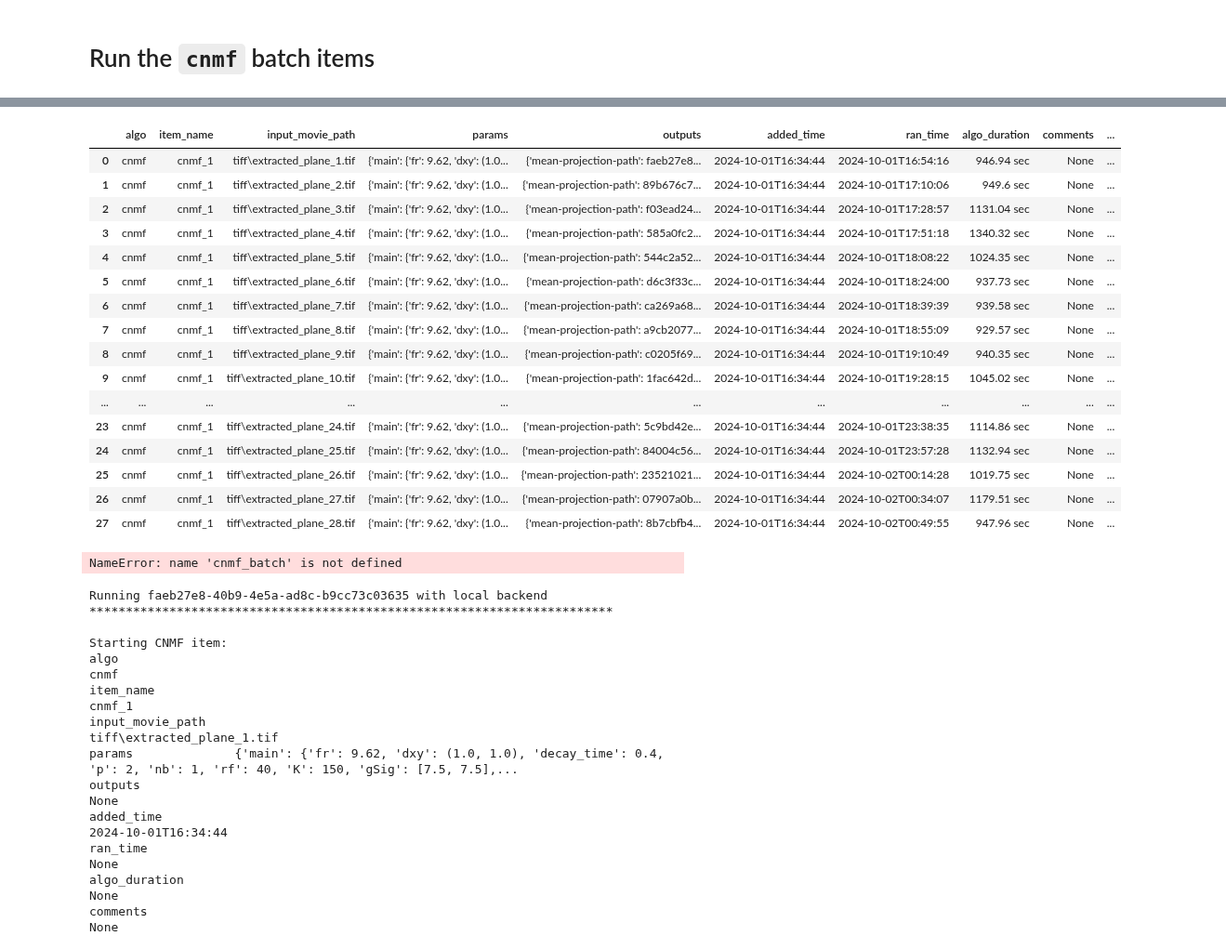
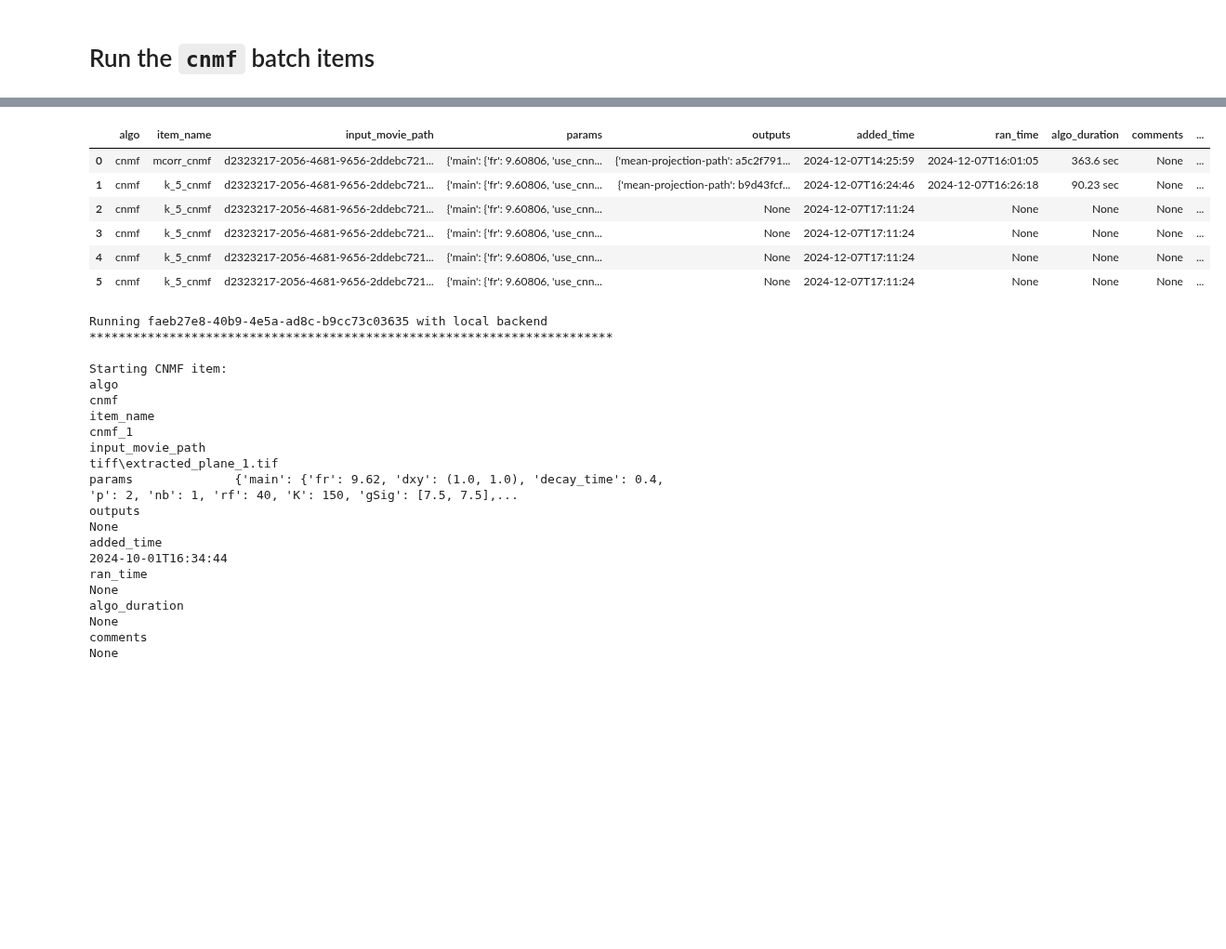
Before and after one commit to MillerBrainObservatory/LBM-CaImAn-Python, a Jupyter notebook: demos/notebooks/segmentation.ipynb, the cells around one changed output, grey strips where cells are left out. Shown at 93% size. Drawn from its saved outputs; the diff is of its cells as text; code cells hidden in the pictures; blank space fills up the shorter version.

```diff
--- a/demos/notebooks/segmentation.ipynb
+++ b/demos/notebooks/segmentation.ipynb
@@ -544,7 +557,7 @@ df.caiman.get_params_diffs(algo="cnmf", item_name=df.iloc[-1]["item_name"])
 # %% [markdown]
 # Run the `cnmf` batch items
 # %%
-for i, row in df.iterrows():
+for i, row in cnmf_df.iterrows():
     if row["outputs"] is not None: # item has already been run
         continue # skip
 
@@ -554,5 +567,5 @@ for i, row in df.iterrows():
     # this is unnecessary on Linux & Mac
     # "DummyProcess" is used for local backend so this is automatic
     if process.__class__.__name__ == "DummyProcess":
-        df = df.caiman.reload_from_disk()
+        cnmf_df = cnmf_df.caiman.reload_from_disk()
 # %% [output]
@@ -679,21 +657,0 @@ cnmf_batch.mkdir(exist_ok=True, parents=True)
-# %%
-cnmf_batch = mc.load_batch(cnmf_batch / 'cnmf_batch.pickle')
-cnmf_batch
-# %% [output]
-|  | algo | item_name | input_movie_path | params | outputs | added_time | ran_time | algo_duration | comments | ... |
-| 0 | cnmf | cnmf_1 | tiff\extracted_plane_1.tif | {'main': {'fr': 9.62, 'dxy': (1.0... | {'mean-projection-path': faeb27e8... | 2024-10-01T16:34:44 | 2024-10-01T16:54:16 | 946.94 sec | None | ... |
-| 1 | cnmf | cnmf_1 | tiff\extracted_plane_2.tif | {'main': {'fr': 9.62, 'dxy': (1.0... | {'mean-projection-path': 89b676c7... | 2024-10-01T16:34:44 | 2024-10-01T17:10:06 | 949.6 sec | None | ... |
-| 2 | cnmf | cnmf_1 | tiff\extracted_plane_3.tif | {'main': {'fr': 9.62, 'dxy': (1.0... | {'mean-projection-path': f03ead24... | 2024-10-01T16:34:44 | 2024-10-01T17:28:57 | 1131.04 sec | None | ... |
-| 3 | cnmf | cnmf_1 | tiff\extracted_plane_4.tif | {'main': {'fr': 9.62, 'dxy': (1.0... | {'mean-projection-path': 585a0fc2... | 2024-10-01T16:34:44 | 2024-10-01T17:51:18 | 1340.32 sec | None | ... |
-| 4 | cnmf | cnmf_1 | tiff\extracted_plane_5.tif | {'main': {'fr': 9.62, 'dxy': (1.0... | {'mean-projection-path': 544c2a52... | 2024-10-01T16:34:44 | 2024-10-01T18:08:22 | 1024.35 sec | None | ... |
-| 5 | cnmf | cnmf_1 | tiff\extracted_plane_6.tif | {'main': {'fr': 9.62, 'dxy': (1.0... | {'mean-projection-path': d6c3f33c... | 2024-10-01T16:34:44 | 2024-10-01T18:24:00 | 937.73 sec | None | ... |
-| 6 | cnmf | cnmf_1 | tiff\extracted_plane_7.tif | {'main': {'fr': 9.62, 'dxy': (1.0... | {'mean-projection-path': ca269a68... | 2024-10-01T16:34:44 | 2024-10-01T18:39:39 | 939.58 sec | None | ... |
-| 7 | cnmf | cnmf_1 | tiff\extracted_plane_8.tif | {'main': {'fr': 9.62, 'dxy': (1.0... | {'mean-projection-path': a9cb2077... | 2024-10-01T16:34:44 | 2024-10-01T18:55:09 | 929.57 sec | None | ... |
-| 8 | cnmf | cnmf_1 | tiff\extracted_plane_9.tif | {'main': {'fr': 9.62, 'dxy': (1.0... | {'mean-projection-path': c0205f69... | 2024-10-01T16:34:44 | 2024-10-01T19:10:49 | 940.35 sec | None | ... |
-| 9 | cnmf | cnmf_1 | tiff\extracted_plane_10.tif | {'main': {'fr': 9.62, 'dxy': (1.0... | {'mean-projection-path': 1fac642d... | 2024-10-01T16:34:44 | 2024-10-01T19:28:15 | 1045.02 sec | None | ... |
-| ... | ... | ... | ... | ... | ... | ... | ... | ... | ... | ... |
-| 23 | cnmf | cnmf_1 | tiff\extracted_plane_24.tif | {'main': {'fr': 9.62, 'dxy': (1.0... | {'mean-projection-path': 5c9bd42e... | 2024-10-01T16:34:44 | 2024-10-01T23:38:35 | 1114.86 sec | None | ... |
-| 24 | cnmf | cnmf_1 | tiff\extracted_plane_25.tif | {'main': {'fr': 9.62, 'dxy': (1.0... | {'mean-projection-path': 84004c56... | 2024-10-01T16:34:44 | 2024-10-01T23:57:28 | 1132.94 sec | None | ... |
-| 25 | cnmf | cnmf_1 | tiff\extracted_plane_26.tif | {'main': {'fr': 9.62, 'dxy': (1.0... | {'mean-projection-path': 23521021... | 2024-10-01T16:34:44 | 2024-10-02T00:14:28 | 1019.75 sec | None | ... |
-| 26 | cnmf | cnmf_1 | tiff\extracted_plane_27.tif | {'main': {'fr': 9.62, 'dxy': (1.0... | {'mean-projection-path': 07907a0b... | 2024-10-01T16:34:44 | 2024-10-02T00:34:07 | 1179.51 sec | None | ... |
-| 27 | cnmf | cnmf_1 | tiff\extracted_plane_28.tif | {'main': {'fr': 9.62, 'dxy': (1.0... | {'mean-projection-path': 8b7cbfb4... | 2024-10-01T16:34:44 | 2024-10-02T00:49:55 | 947.96 sec | None | ... |
@@ -714,8 +658,14 @@ for i in range(1, 31):
 # %%
-cnmf_batch = cnmf_batch.caiman.reload_from_disk()
-cnmf_batch
+cnmf_df = cnmf_df.caiman.reload_from_disk()
+cnmf_df
 # %% [output]
-NameError: name 'cnmf_batch' is not defined
+|  | algo | item_name | input_movie_path | params | outputs | added_time | ran_time | algo_duration | comments | ... |
+| 0 | cnmf | mcorr_cnmf | d2323217-2056-4681-9656-2ddebc721... | {'main': {'fr': 9.60806, 'use_cnn... | {'mean-projection-path': a5c2f791... | 2024-12-07T14:25:59 | 2024-12-07T16:01:05 | 363.6 sec | None | ... |
+| 1 | cnmf | k_5_cnmf | d2323217-2056-4681-9656-2ddebc721... | {'main': {'fr': 9.60806, 'use_cnn... | {'mean-projection-path': b9d43fcf... | 2024-12-07T16:24:46 | 2024-12-07T16:26:18 | 90.23 sec | None | ... |
+| 2 | cnmf | k_5_cnmf | d2323217-2056-4681-9656-2ddebc721... | {'main': {'fr': 9.60806, 'use_cnn... | None | 2024-12-07T17:11:24 | None | None | None | ... |
+| 3 | cnmf | k_5_cnmf | d2323217-2056-4681-9656-2ddebc721... | {'main': {'fr': 9.60806, 'use_cnn... | None | 2024-12-07T17:11:24 | None | None | None | ... |
+| 4 | cnmf | k_5_cnmf | d2323217-2056-4681-9656-2ddebc721... | {'main': {'fr': 9.60806, 'use_cnn... | None | 2024-12-07T17:11:24 | None | None | None | ... |
+| 5 | cnmf | k_5_cnmf | d2323217-2056-4681-9656-2ddebc721... | {'main': {'fr': 9.60806, 'use_cnn... | None | 2024-12-07T17:11:24 | None | None | None | ... |
 # %%
 for i, row in cnmf_batch.iterrows():
     if row["outputs"] is not None:
```
Also changed, not shown: parts of 63 cells of this notebook.
